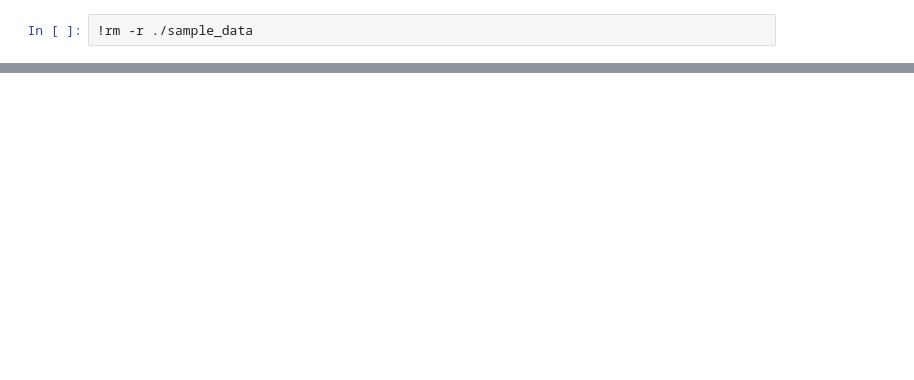
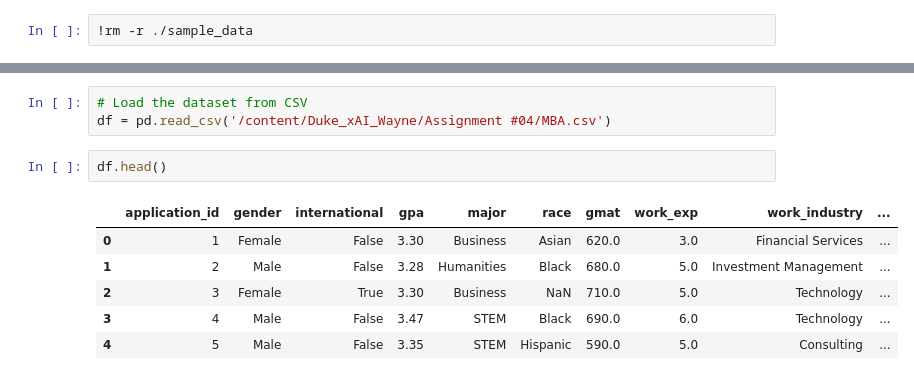
Before and after one commit to Trip1ewhy/Duke_xAI_Wayne, a Jupyter notebook: Assignment_04_Wayne.ipynb, the cells around one changed output, grey strips where cells are left out. Cells and saved outputs as stored; diff of their text form; blank space fills up the shorter version.

```diff
--- a/Assignment_04_Wayne.ipynb
+++ b/Assignment_04_Wayne.ipynb
@@ -45,0 +91,12 @@ path_to_notebook = os.path.join(repo_name,notebook_dir)
+# %%
+# Load the dataset from CSV
+df = pd.read_csv('/content/Duke_xAI_Wayne/Assignment #04/MBA.csv')
+# %%
+df.head()
+# %% [output]
+|  | application_id | gender | international | gpa | major | race | gmat | work_exp | work_industry | ... |
+| 0 | 1 | Female | False | 3.30 | Business | Asian | 620.0 | 3.0 | Financial Services | ... |
+| 1 | 2 | Male | False | 3.28 | Humanities | Black | 680.0 | 5.0 | Investment Management | ... |
+| 2 | 3 | Female | True | 3.30 | Business | NaN | 710.0 | 5.0 | Technology | ... |
+| 3 | 4 | Male | False | 3.47 | STEM | Black | 690.0 | 6.0 | Technology | ... |
+| 4 | 5 | Male | False | 3.35 | STEM | Hispanic | 590.0 | 5.0 | Consulting | ... |
```
Also changed, not shown: parts of 31 cells of this notebook.
